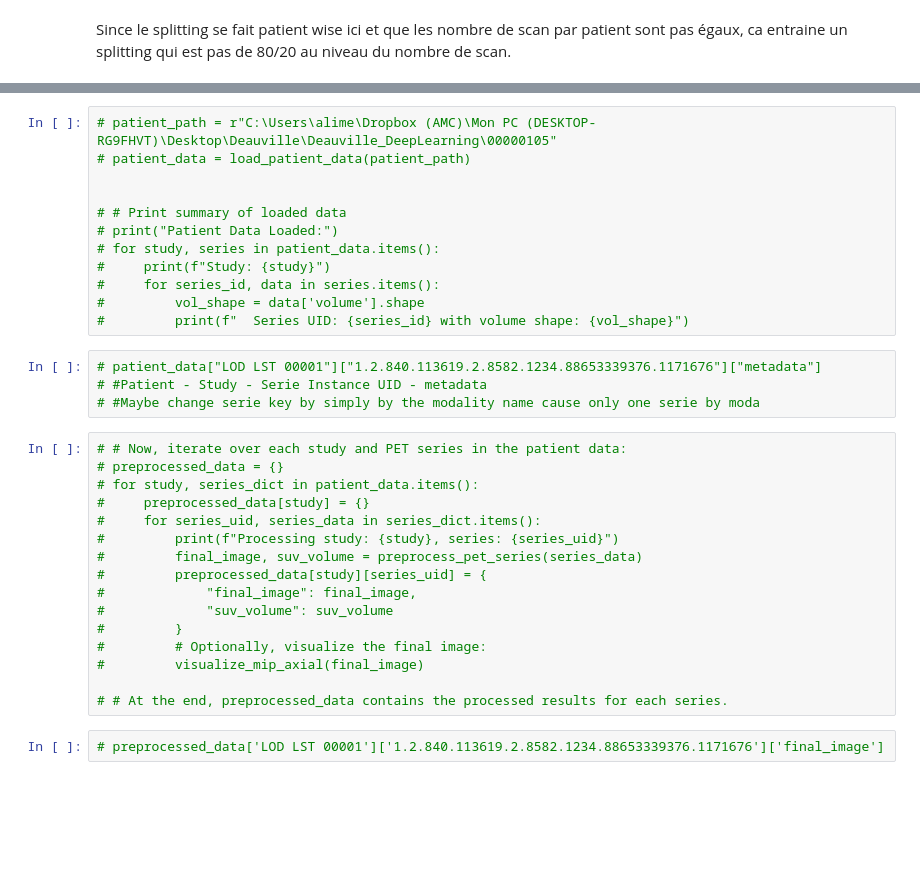
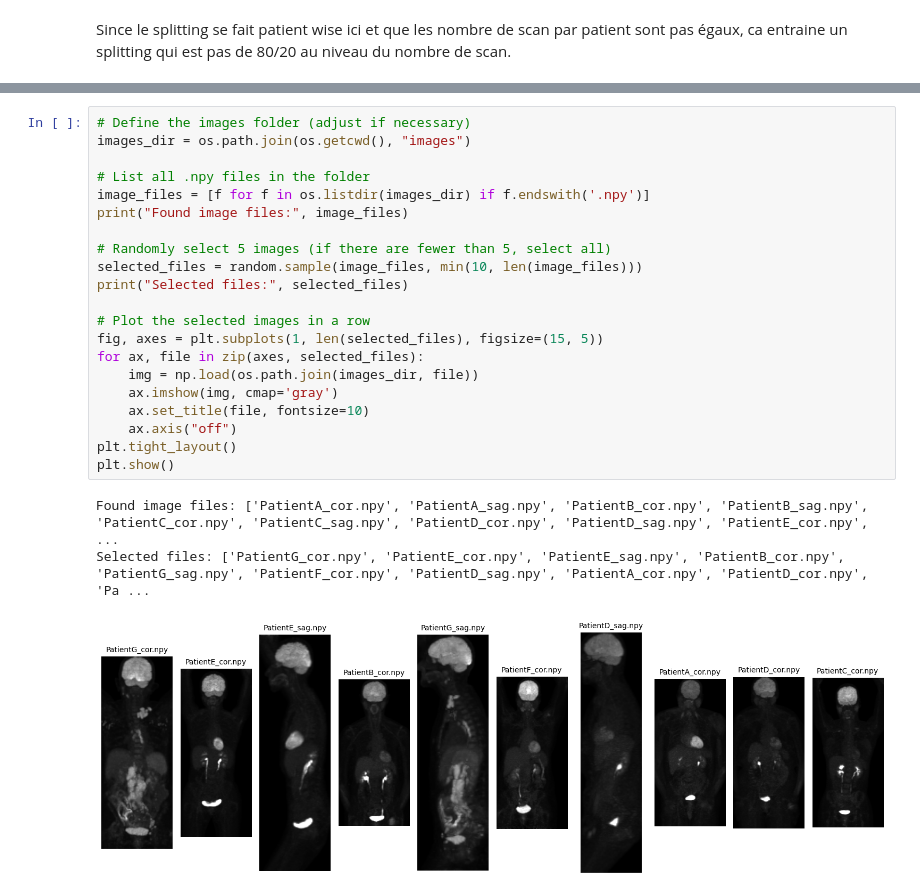
Before and after one commit to Alichnikof/Deauville_DeepLearning, a Jupyter notebook: loading.ipynb, the cells around one changed output, grey strips where cells are left out. Cells and saved outputs as stored; diff of their text form; blank space fills up the shorter version.

Commit message:
Adapted loading to real data

```diff
--- a/loading.ipynb
+++ b/loading.ipynb
@@ -614,34 +284,25 @@ Juste avec un patient
-# %%
-# patient_path = r"C:\Users\alime\Dropbox (AMC)\Mon PC (DESKTOP-RG9FHVT)\Desktop\Deauville\Deauville_DeepLearning\00000105"
-# patient_data = load_patient_data(patient_path)
-
-
-# # Print summary of loaded data
-# print("Patient Data Loaded:")
-# for study, series in patient_data.items():
-#     print(f"Study: {study}")
-#     for series_id, data in series.items():
-#         vol_shape = data['volume'].shape
-#         print(f"  Series UID: {series_id} with volume shape: {vol_shape}")
-# %%
-# patient_data["LOD LST 00001"]["1.2.840.113619.2.8582.1234.88653339376.1171676"]["metadata"]
-# #Patient - Study - Serie Instance UID - metadata
-# #Maybe change serie key by simply by the modality name cause only one serie by moda
-# %%
-# # Now, iterate over each study and PET series in the patient data:
-# preprocessed_data = {}
-# for study, series_dict in patient_data.items():
-#     preprocessed_data[study] = {}
-#     for series_uid, series_data in series_dict.items():
-#         print(f"Processing study: {study}, series: {series_uid}")
-#         final_image, suv_volume = preprocess_pet_series(series_data)
-#         preprocessed_data[study][series_uid] = {
-#             "final_image": final_image,
-#             "suv_volume": suv_volume
-#         }
-#         # Optionally, visualize the final image:
-#         visualize_mip_axial(final_image)
-
-# # At the end, preprocessed_data contains the processed results for each series.
-# %%
-# preprocessed_data['LOD LST 00001']['1.2.840.113619.2.8582.1234.88653339376.1171676']['final_image']
+# %%
+# Define the images folder (adjust if necessary)
+images_dir = os.path.join(os.getcwd(), "images")
+
+# List all .npy files in the folder
+image_files = [f for f in os.listdir(images_dir) if f.endswith('.npy')]
+print("Found image files:", image_files)
+
+# Randomly select 5 images (if there are fewer than 5, select all)
+selected_files = random.sample(image_files, min(10, len(image_files)))
+print("Selected files:", selected_files)
+
+# Plot the selected images in a row
+fig, axes = plt.subplots(1, len(selected_files), figsize=(15, 5))
+for ax, file in zip(axes, selected_files):
+    img = np.load(os.path.join(images_dir, file))
+    ax.imshow(img, cmap='gray')
+    ax.set_title(file, fontsize=10)
+    ax.axis("off")
+plt.tight_layout()
+plt.show()
+# %% [output]
+Found image files: ['PatientA_cor.npy', 'PatientA_sag.npy', 'PatientB_cor.npy', 'PatientB_sag.npy', 'PatientC_cor.npy', 'PatientC_sag.npy', 'PatientD_cor.npy', 'PatientD_sag.npy', 'PatientE_cor.npy',  ...
+Selected files: ['PatientG_cor.npy', 'PatientE_cor.npy', 'PatientE_sag.npy', 'PatientB_cor.npy', 'PatientG_sag.npy', 'PatientF_cor.npy', 'PatientD_sag.npy', 'PatientA_cor.npy', 'PatientD_cor.npy', 'Pa ...
+[figure, added]
```
Also changed, not shown: parts of 9 cells of this notebook, 5 other files.
